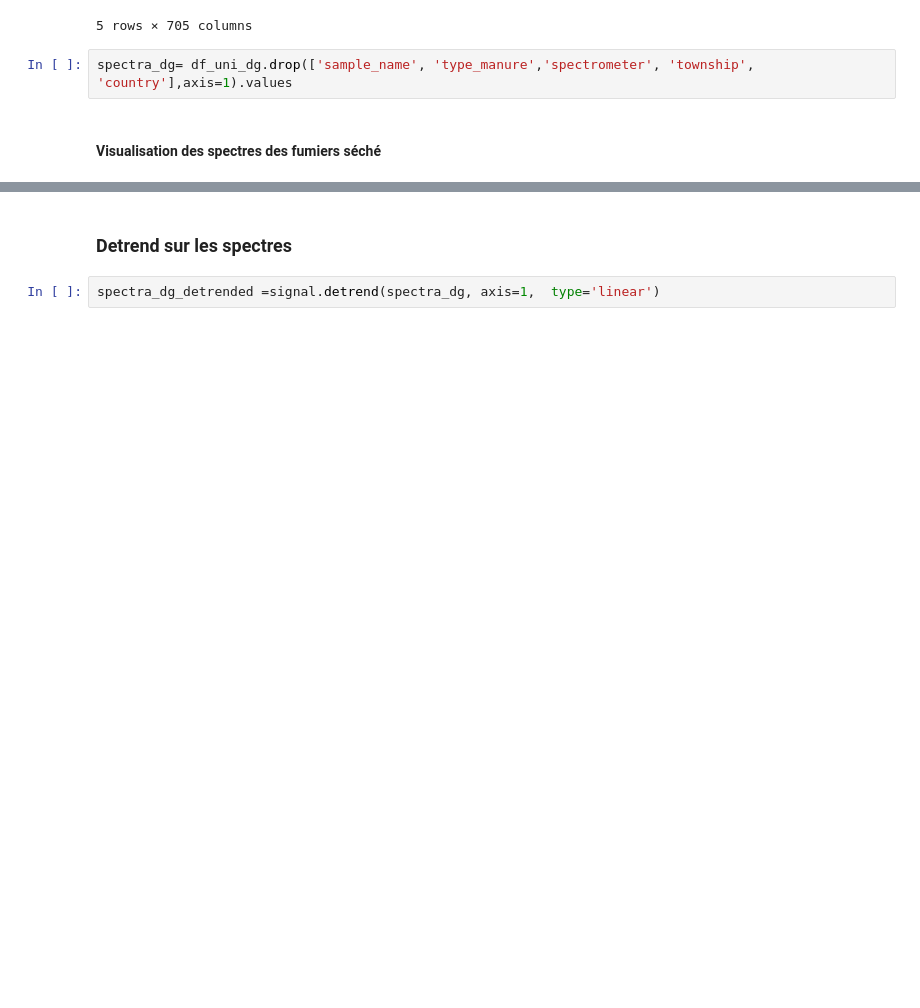
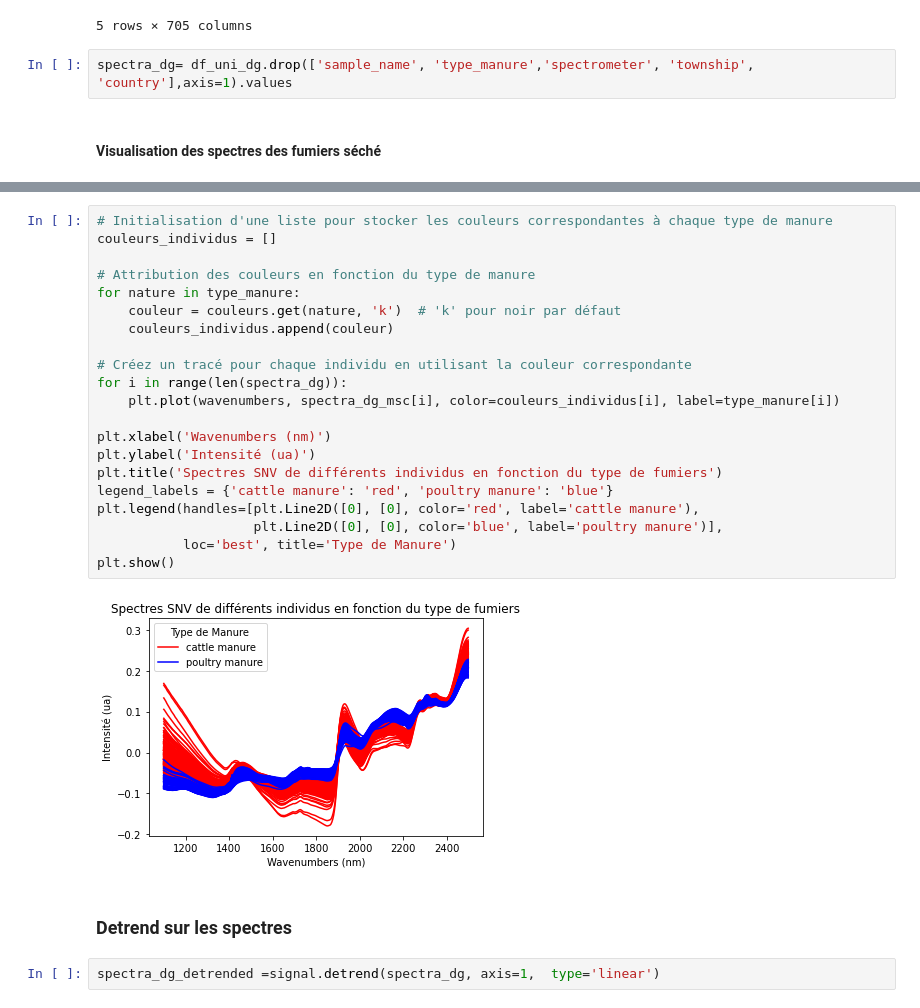
Before and after one commit to BigDwelcome/NIR-spectra_of_manure, a Jupyter notebook: Analyse exploratoire.ipynb, the cells around one changed output, grey strips where cells are left out. Cells and saved outputs as stored; diff of their text form; blank space fills up the shorter version.

```diff
--- a/Analyse exploratoire.ipynb
+++ b/Analyse exploratoire.ipynb
@@ -455,3 +472,26 @@ plt.show()
+# %%
+# Initialisation d'une liste pour stocker les couleurs correspondantes à chaque type de manure
+couleurs_individus = []
+
+# Attribution des couleurs en fonction du type de manure
+for nature in type_manure:
+    couleur = couleurs.get(nature, 'k')  # 'k' pour noir par défaut
+    couleurs_individus.append(couleur)
+
+# Créez un tracé pour chaque individu en utilisant la couleur correspondante
+for i in range(len(spectra_dg)):
+    plt.plot(wavenumbers, spectra_dg_msc[i], color=couleurs_individus[i], label=type_manure[i])
+
+plt.xlabel('Wavenumbers (nm)')
+plt.ylabel('Intensité (ua)')
+plt.title('Spectres SNV de différents individus en fonction du type de fumiers')
+legend_labels = {'cattle manure': 'red', 'poultry manure': 'blue'}
+plt.legend(handles=[plt.Line2D([0], [0], color='red', label='cattle manure'),
+                    plt.Line2D([0], [0], color='blue', label='poultry manure')],
+           loc='best', title='Type de Manure')
+plt.show()
+# %% [output]
+[figure, added]
 # %% [markdown]
 ### Detrend sur les spectres
 # %%
```
Also changed, not shown: parts of 25 cells of this notebook.
